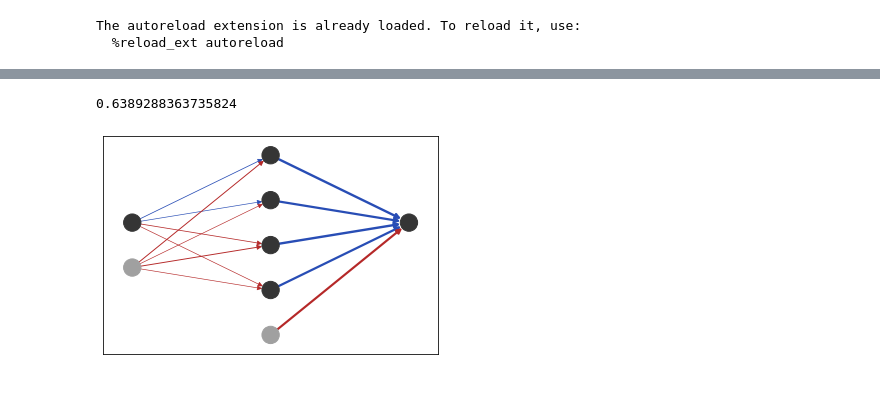
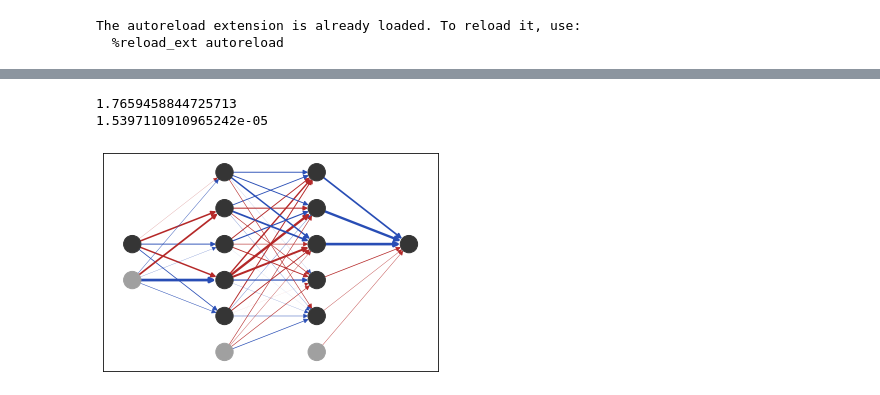
Before and after one commit to krezelj/wut-computational-intelligence, a Jupyter notebook: NeuralNetworks/nn2_notebook.ipynb, the cells around one changed output, grey strips where cells are left out. Saved outputs shown, nothing was run; the diff lists cells and outputs as text; code cells hidden in the pictures.

```diff
--- a/NeuralNetworks/nn2_notebook.ipynb
+++ b/NeuralNetworks/nn2_notebook.ipynb
@@ -15,11 +15,15 @@ df_training = pd.read_csv("data/mio1/regression/square-simple-training.csv", ind
 df_test = pd.read_csv("data/mio1/regression/square-simple-test.csv", index_col=0)
 # %%
 x_train = df_training['x'].values.reshape(1, 100)
-y_train = df_training['y'].values.reshape(1, 100) / 10
+y_train = df_training['y'].values.reshape(1, 100)
+# %%
+y_max = np.max(y_train)
+y_min = np.min(y_train)
+y_train_normalised = (y_train - y_min) / (y_max - y_min)
 # %%
 model = MLP(layers=[
-    Layer(1, 6, activation="sigmoid"),
-    Layer(6, 1, activation="linear")
+    Layer(1, 5, activation="sigmoid"),
+    Layer(5, 5, activation="sigmoid"),
+    Layer(5, 1, activation="linear")
 ])
-loss = model.fit(x_train, y_train, learning_rate=0.001, epochs=1e4, verbose=1, batch_size=25)
-sns.lineplot(loss)
+loss = model.fit(x_train, y_train_normalised, learning_rate=0.01, epochs=1e5, verbose=1, batch_size=10)
@@ -46,12 +35,15 @@ epoch: 9999/10000.0
 # %%
-y_predicted = model.predict(x_train)
-mean_squared_error(y_train, y_predicted)
+y_predicted_normalised = model.predict(x_train)
+y_predicted = y_predicted_normalised * (y_max - y_min) + y_min
+print(mean_squared_error(y_train, y_predicted))
+print(mean_squared_error(y_train_normalised, y_predicted_normalised))
 # %% [output]
-0.6389288363735824
+1.7659458844725713
+1.5397110910965242e-05
 # %%
-model.plot(log_weights=True)
+model.plot(log_weights=False)
 # %% [output]
-[figure, old version]
+[figure, new version]
 # %%
 sns.scatterplot(x=x_train.reshape(100),y=y_predicted.reshape(100))
 sns.scatterplot(x=x_train.reshape(100),y=y_train.reshape(100))
```
Also changed, not shown: parts of 5 cells of this notebook.
